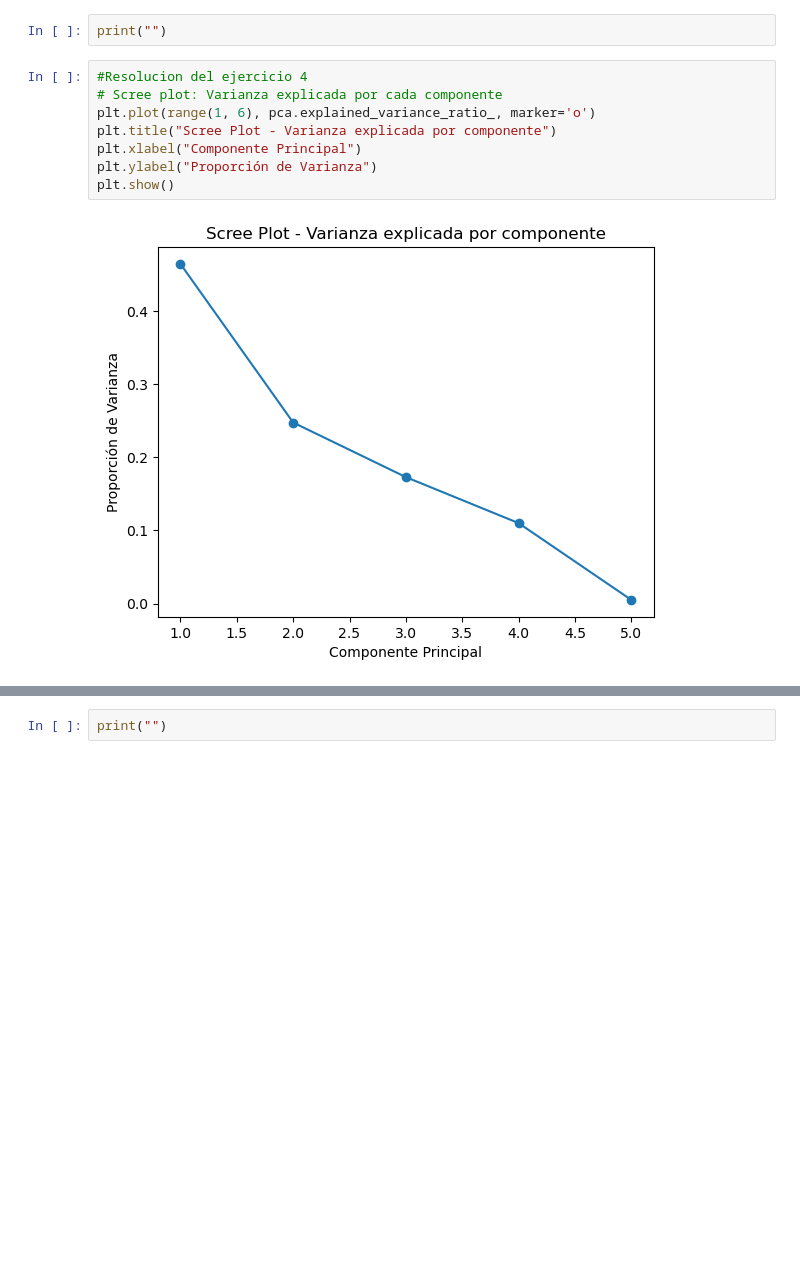
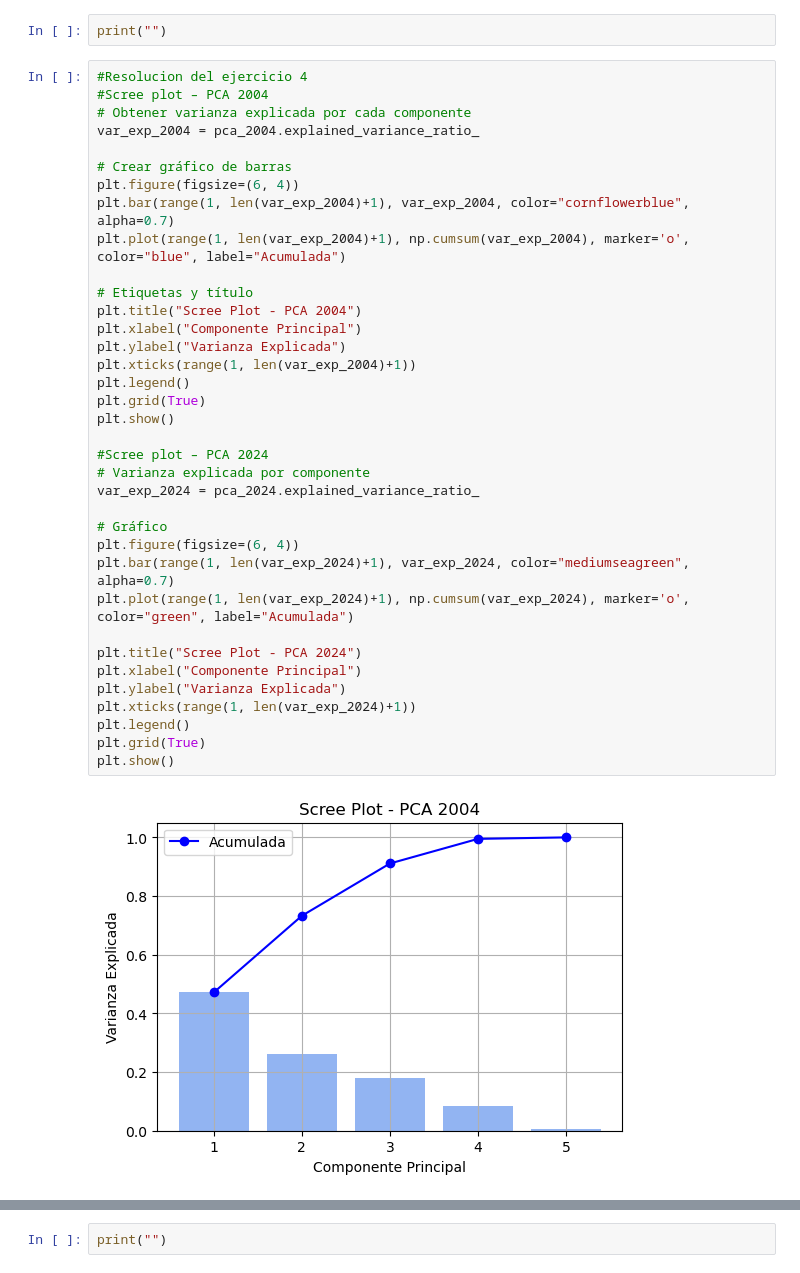
Before and after one commit to LucaDadderio0/-BigDataUBA-Grup10, a Jupyter notebook: TP3/Big_Data_TP3_Grupo10.ipynb, the cells around one changed output, grey strips where cells are left out. Drawn from its saved outputs; the diff is of its cells as text; blank space fills up the shorter version.

```diff
--- a/TP3/Big_Data_TP3_Grupo10.ipynb
+++ b/TP3/Big_Data_TP3_Grupo10.ipynb
@@ -366,11 +552,39 @@ horastrab        0.375474  0.515798
 print("")
 # %%
 #Resolucion del ejercicio 4
-# Scree plot: Varianza explicada por cada componente
-plt.plot(range(1, 6), pca.explained_variance_ratio_, marker='o')
-plt.title("Scree Plot - Varianza explicada por componente")
+#Scree plot – PCA 2004
+# Obtener varianza explicada por cada componente
+var_exp_2004 = pca_2004.explained_variance_ratio_
+
+# Crear gráfico de barras
+plt.figure(figsize=(6, 4))
+plt.bar(range(1, len(var_exp_2004)+1), var_exp_2004, color="cornflowerblue", alpha=0.7)
+plt.plot(range(1, len(var_exp_2004)+1), np.cumsum(var_exp_2004), marker='o', color="blue", label="Acumulada")
+
+# Etiquetas y título
+plt.title("Scree Plot - PCA 2004")
 plt.xlabel("Componente Principal")
-plt.ylabel("Proporción de Varianza")
+plt.ylabel("Varianza Explicada")
+plt.xticks(range(1, len(var_exp_2004)+1))
+plt.legend()
+plt.grid(True)
 plt.show()
+
+#Scree plot – PCA 2024
+# Varianza explicada por componente
+var_exp_2024 = pca_2024.explained_variance_ratio_
+
+# Gráfico
+plt.figure(figsize=(6, 4))
+plt.bar(range(1, len(var_exp_2024)+1), var_exp_2024, color="mediumseagreen", alpha=0.7)
+plt.plot(range(1, len(var_exp_2024)+1), np.cumsum(var_exp_2024), marker='o', color="green", label="Acumulada")
+
+plt.title("Scree Plot - PCA 2024")
+plt.xlabel("Componente Principal")
+plt.ylabel("Varianza Explicada")
+plt.xticks(range(1, len(var_exp_2024)+1))
+plt.legend()
+plt.grid(True)
+plt.show()
 # %% [output]
-[figure, old version]
+[figure, new version]
```
Also changed, not shown: parts of 15 cells of this notebook.
